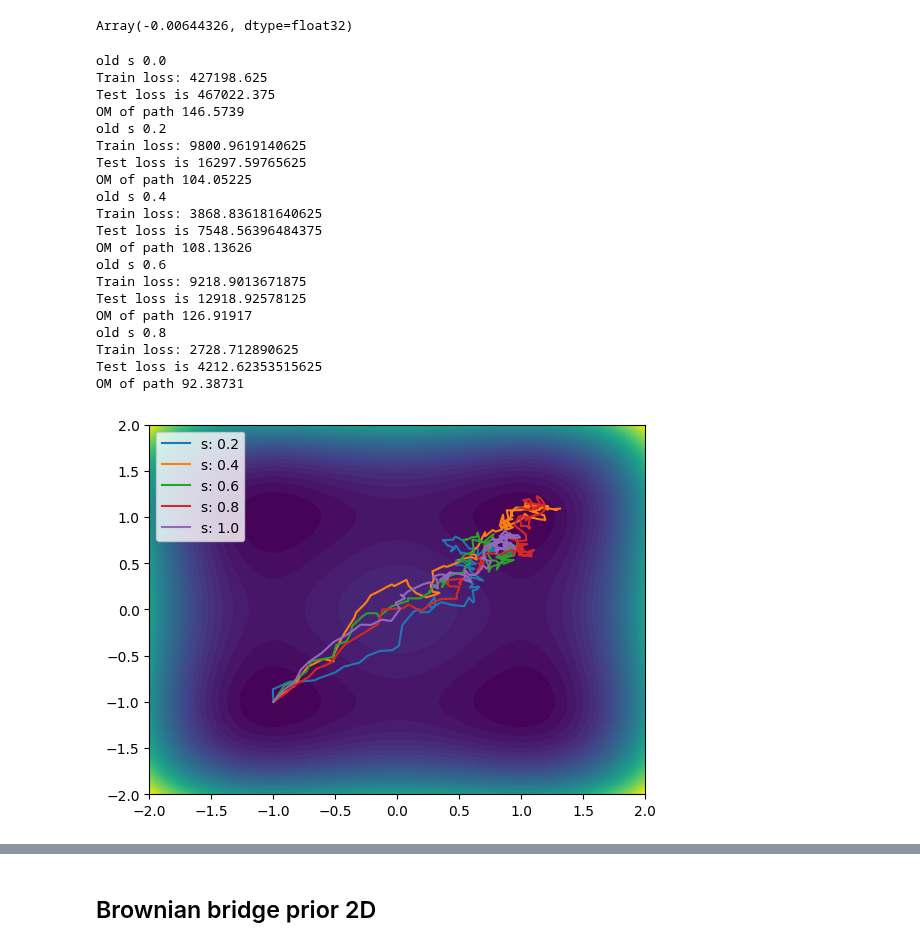
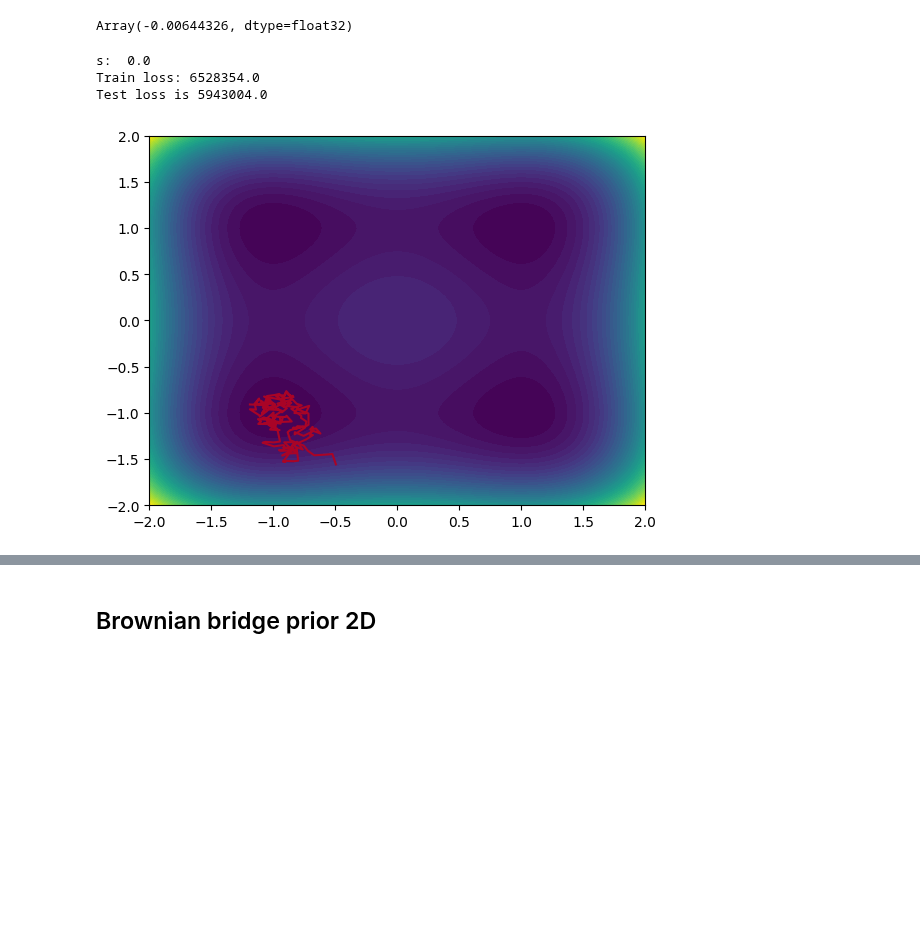
Before and after one commit to reubenharry/path_sampling, a Jupyter notebook: src/path_sampling_nb 2D.ipynb, the cells around one changed output, grey strips where cells are left out. Cells and saved outputs as stored; diff of their text form; code cells hidden in the pictures; blank space fills up the shorter version.

```diff
--- a/src/path_sampling_nb 2D.ipynb
+++ b/src/path_sampling_nb 2D.ipynb
@@ -29,7 +31,6 @@ We now define a function that generates random paths given a drift term `b` and
 # %% [markdown]
 ## 2D double well example
 # %%
-from path_sampling import plot_path, sample_sde
 
 
 def make_double_well_potential_2D(v):
@@ -49,7 +50,7 @@ def make_double_well_potential_2D(v):
 # make_double_well_potential_2D(v=1.0)(jnp.array([0.5, 0.5]))
 
 def uref_2d(x,t):
-    return -jax.grad(make_double_well_potential_2D(v=1.0))(x)
+    return -jax.grad(make_double_well_potential_2D(v=5.0))(x)
 
 path, time = sample_sde(
     b=uref_2d,
@@ -62,5 +63,5 @@ path, time = sample_sde(
 
 
 
-plot_path(path=path, time=time, potential=make_double_well_potential_2D(1.0), i=0, label="path")
+plot_path(path=path, time=time, potential=make_double_well_potential_2D(5.0), i=0, label="path")
 # %% [output]
@@ -285,71 +286,57 @@ easy (2,)
 (2, 2)
 Array(-0.00644326, dtype=float32)
 # %%
+
+
 key = jax.random.key(0)
 # b = uref # initialize b as uref
-schedule = [0.2, 0.4, 0.6, 0.8, 1.0] # , 0.2, 0.3, 0.4, 0.5, 0.6, 0.7, 0.8, 0.9, 1.0]
+schedule = [0.2] # , 0.2, 0.3, 0.4, 0.5, 0.6, 0.7, 0.8, 0.9, 1.0]
 dbds = MLP([6,20,20,2], key=jax.random.key(0))
 
-from path_sampling import dfdt, div_f, update_non_amortized
 
-def I(x, time, uref):
-    x = x.reshape((-1, ndims))
-    dt = time[1]
-    dxdts = dfdt(x, dt)
-    div_us = div_f(x, time, uref)
-    out = jax.vmap(lambda xt,t, div_u, dxdt : 0.5*dt*(0.5*(dxdt - uref(xt, t)).dot(dxdt - uref(xt, t)) + 0.5*div_u)) (x, time, div_us, dxdts)
-    return jnp.sum(out)
+# def I(x, time, uref):
+#     x = x.reshape((-1, ndims))
+#     dt = time[1]
+#     dxdts = dfdt(x, dt)
+#     div_us = div_f(x, time, uref)
+#     out = jax.vmap(lambda xt,t, div_u, dxdt : 0.5*dt*(0.5*(dxdt - uref(xt, t)).dot(dxdt - uref(xt, t)) + 0.5*div_u)) (x, time, div_us, dxdts)
+#     return jnp.sum(out)
 
 b = uref_2d
 A = 0
 for i, s in enumerate(schedule):
 
 
 
     key = jax.random.fold_in(key, i)
 
     # update b -> b + dbds
     b, A = update_non_amortized(
         b=b, # lambda x, t : jnp.array([0.0]),
         J=(lambda x, y: (1/0.1**2)*jnp.linalg.norm(x[-1]- np.array([1,1]))**2),
+        V=make_double_well_potential_2D(v=1.0),
         # J=(lambda x, y: (1/0.1**2)*jnp.linalg.norm(x[-1]- np.array([1,1]))**2),
         dbds=dbds,
-        hyperparams={'dt': 0.001, 'num_steps': 100, 'num_training_steps' : 1000, 'batch_size' :200},
+        hyperparams={'dt': 0.001, 'num_steps': 100, 'num_training_steps' : 100, 'batch_size' :200},
         key=key,
         schedule=schedule,
         i=i,
-        I=I,
+        prior='sde_prior',
         A=A,
         rho=lambda key: jnp.zeros((2,))-1.,
-        ndims=2
+        ndims=2,
+        refine=False
     )
 
 # potential(jnp.array([0.0]))
 
 # jax.grad(lambda x:jnp.sum(x**2))(jnp.array([4.0]))
 # uref(jnp.array([0.0]), 0.0)
 # %% [output]
-old s 0.0
-Train loss: 427198.625
-Test loss is 467022.375
-OM of path 146.5739
-old s 0.2
-Train loss: 9800.9619140625
-Test loss is 16297.59765625
-OM of path 104.05225
-old s 0.4
-Train loss: 3868.836181640625
-Test loss is 7548.56396484375
-OM of path 108.13626
-old s 0.6
-Train loss: 9218.9013671875
-Test loss is 12918.92578125
-OM of path 126.91917
-old s 0.8
-Train loss: 2728.712890625
-Test loss is 4212.62353515625
-OM of path 92.38731
+s:  0.0
+Train loss: 6528354.0
+Test loss is 5943004.0
-[figure, old version]
+[figure, new version]
 # %%
 key = jax.random.key(0)
 # b = uref # initialize b as uref
```
Also changed, not shown: parts of 6 cells of this notebook, 1 other file.
